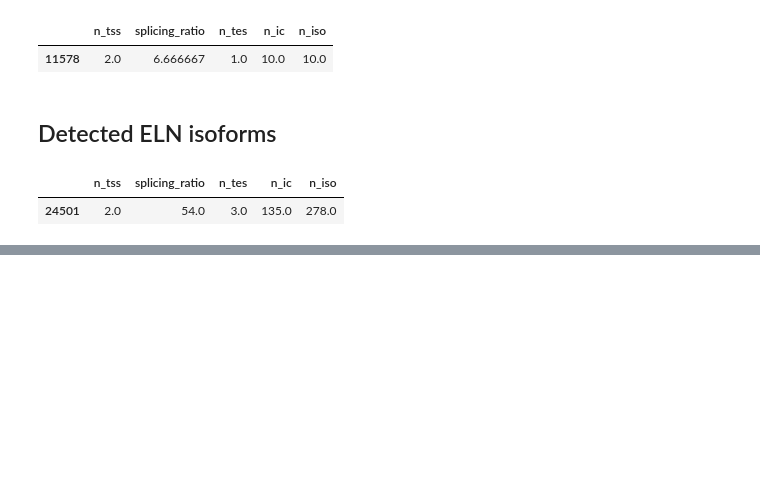
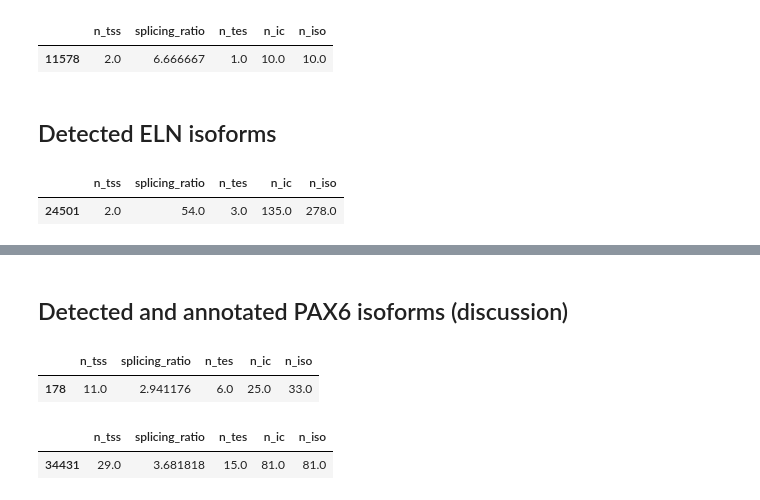
Before and after one commit to fairliereese/rnawg, a Jupyter notebook: figures/fig_4_sample_major/fig_4.ipynb, the cells around one changed output, grey strips where cells are left out. Cells and saved outputs as stored; diff of their text form; code cells hidden in the pictures; blank space fills up the shorter version.

```diff
--- a/figures/fig_4_sample_major/fig_4.ipynb
+++ b/figures/fig_4_sample_major/fig_4.ipynb
@@ -217,0 +224,14 @@ ca.triplets.loc[(ca.triplets.source=='sample_det')&\
+# %% [markdown]
+## Detected and annotated PAX6 isoforms (discussion)
+# %%
+ca.triplets.loc[(ca.triplets.source=='obs_det')&\
+                (ca.triplets.gname.isin(['PAX6']))][['n_tss', 'splicing_ratio', 'n_tes', 'n_ic', 'n_iso']]
+# %% [output]
+|  | n_tss | splicing_ratio | n_tes | n_ic | n_iso |
+| 178 | 11.0 | 2.941176 | 6.0 | 25.0 | 33.0 |
+# %%
+ca.triplets.loc[(ca.triplets.source=='v40')&\
+                (ca.triplets.gname.isin(['PAX6']))][['n_tss', 'splicing_ratio', 'n_tes', 'n_ic', 'n_iso']]
+# %% [output]
+|  | n_tss | splicing_ratio | n_tes | n_ic | n_iso |
+| 34431 | 29.0 | 3.681818 | 15.0 | 81.0 | 81.0 |
```
Also changed, not shown: parts of 2 cells of this notebook, 4 other files.
